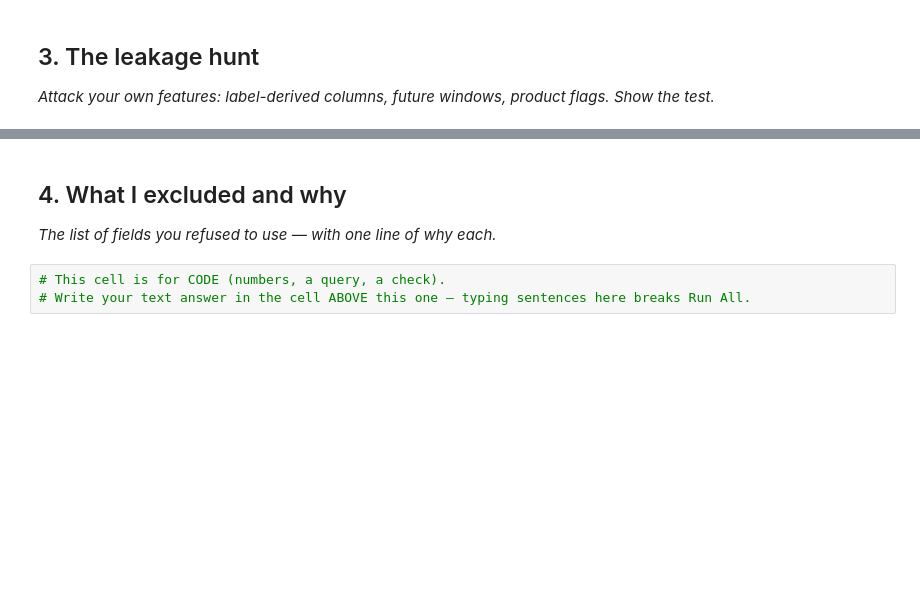
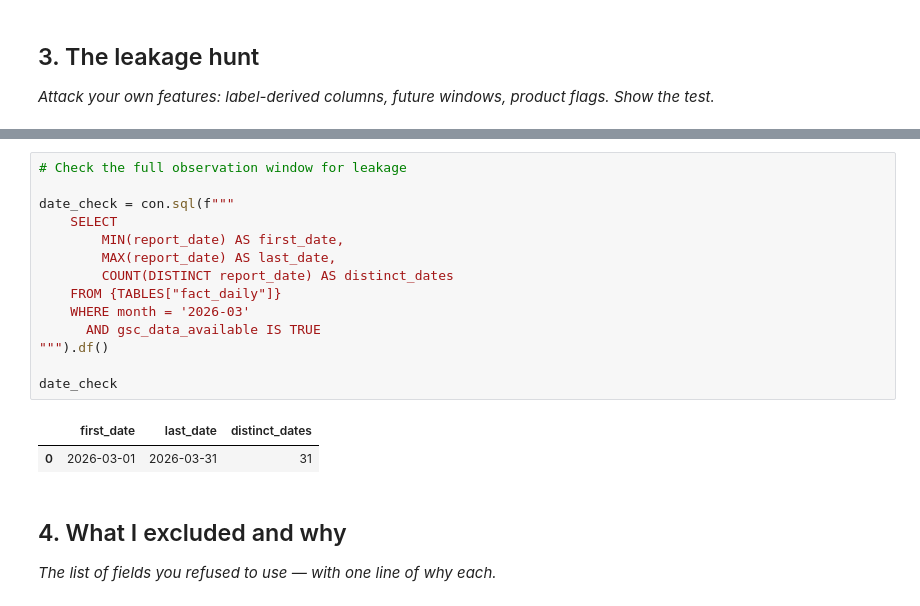
Before and after one commit to shweta1805/flyrank-ml-internship, a Jupyter notebook: work/notebooks/w03_feature_leakage_check.ipynb, the cells around one changed output, grey strips where cells are left out. Saved outputs shown, nothing was run; the diff lists cells and outputs as text; blank space fills up the shorter version.

```diff
--- a/work/notebooks/w03_feature_leakage_check.ipynb
+++ b/work/notebooks/w03_feature_leakage_check.ipynb
@@ -30,7 +145,21 @@ This skeleton is yours to fill. Work the sections **in order** — each one has
+# %%
+# Check the full observation window for leakage
+
+date_check = con.sql(f"""
+    SELECT
+        MIN(report_date) AS first_date,
+        MAX(report_date) AS last_date,
+        COUNT(DISTINCT report_date) AS distinct_dates
+    FROM {TABLES["fact_daily"]}
+    WHERE month = '2026-03'
+      AND gsc_data_available IS TRUE
+""").df()
+
+date_check
+# %% [output]
+|  | first_date | last_date | distinct_dates |
+| 0 | 2026-03-01 | 2026-03-31 | 31 |
 # %% [markdown]
 ## 4. What I excluded and why
 
 *The list of fields you refused to use — with one line of why each.*
-# %%
-# This cell is for CODE (numbers, a query, a check).
-# Write your text answer in the cell ABOVE this one — typing sentences here breaks Run All.
```
Also changed, not shown: parts of 14 cells of this notebook.
